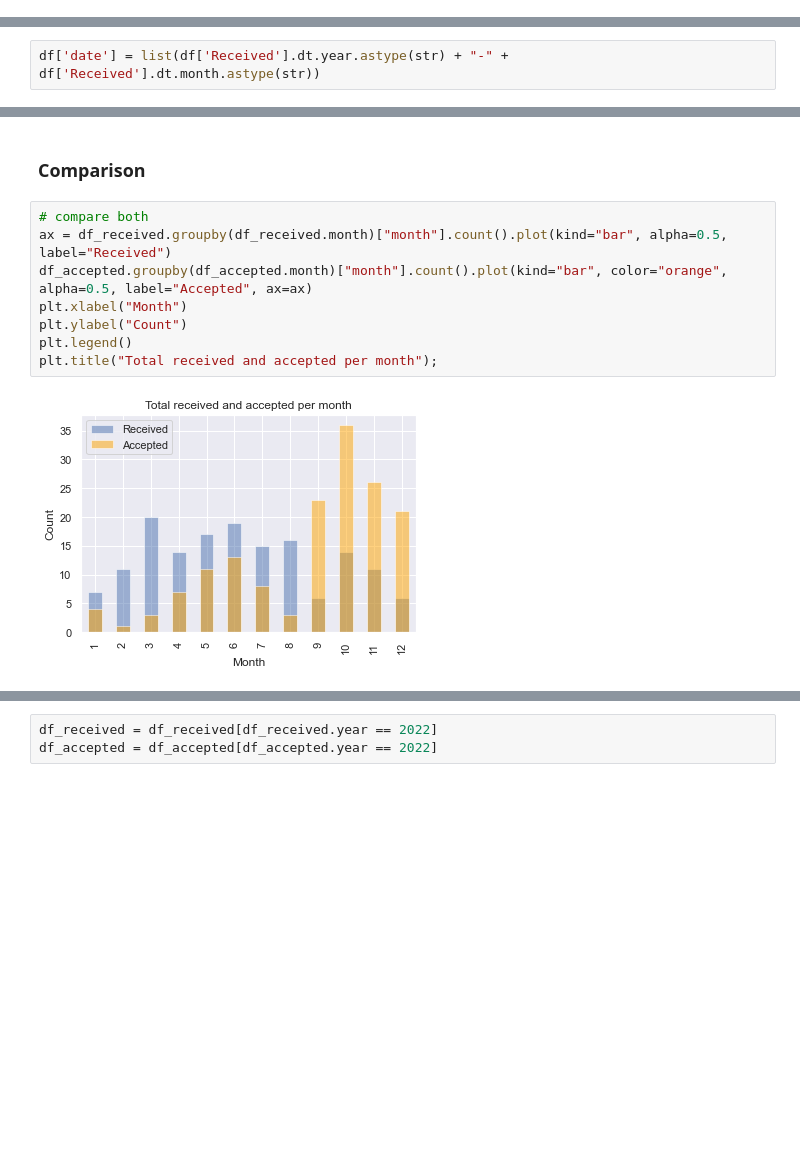
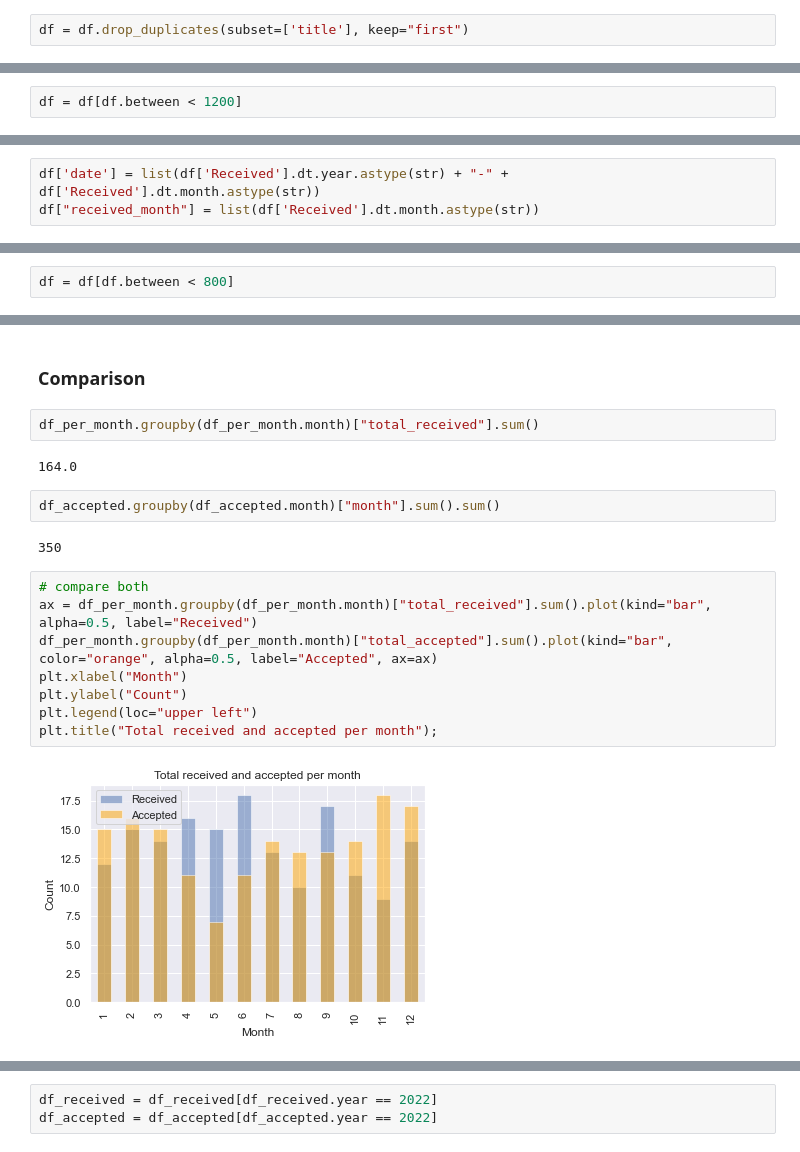
Before and after one commit to samverh/scrape-springer, a Jupyter notebook: visualization_coupled.ipynb, the cells around one changed output, grey strips where cells are left out. Cells and saved outputs as stored; diff of their text form; blank space fills up the shorter version.

```diff
--- a/visualization_coupled.ipynb
+++ b/visualization_coupled.ipynb
@@ -46,0 +101,2 @@ len(df)
+# %%
+df = df.drop_duplicates(subset=['title'], keep="first")
@@ -127,2 +244,4 @@ plt.tight_layout()
+# %%
+df = df[df.between < 1200]
 # %%
 fig = px.violin(df, y="between", box=True, points='all')
@@ -167,2 +292,3 @@ df
 # %%
 df['date'] = list(df['Received'].dt.year.astype(str) + "-" + df['Received'].dt.month.astype(str))
+df["received_month"] = list(df['Received'].dt.month.astype(str))
@@ -187,0 +362,2 @@ fig.show()
+# %%
+df = df[df.between < 800]
@@ -488,12 +714,20 @@ Text(0, 0.5, 'Count')
 # %% [markdown]
 ### Comparison
+# %%
+df_per_month.groupby(df_per_month.month)["total_received"].sum()
+# %% [output]
+164.0
+# %%
+df_accepted.groupby(df_accepted.month)["month"].sum().sum()
+# %% [output]
+350
 # %%
 # compare both
-ax = df_received.groupby(df_received.month)["month"].count().plot(kind="bar", alpha=0.5, label="Received")
-df_accepted.groupby(df_accepted.month)["month"].count().plot(kind="bar", color="orange", alpha=0.5, label="Accepted", ax=ax)
+ax = df_per_month.groupby(df_per_month.month)["total_received"].sum().plot(kind="bar", alpha=0.5, label="Received")
+df_per_month.groupby(df_per_month.month)["total_accepted"].sum().plot(kind="bar", color="orange", alpha=0.5, label="Accepted", ax=ax)
 plt.xlabel("Month")
 plt.ylabel("Count")
-plt.legend()
+plt.legend(loc="upper left")
 plt.title("Total received and accepted per month");
 # %% [output]
-[figure, old version]
+[figure, new version]
```
Also changed, not shown: parts of 60 cells of this notebook, 15 other files.
